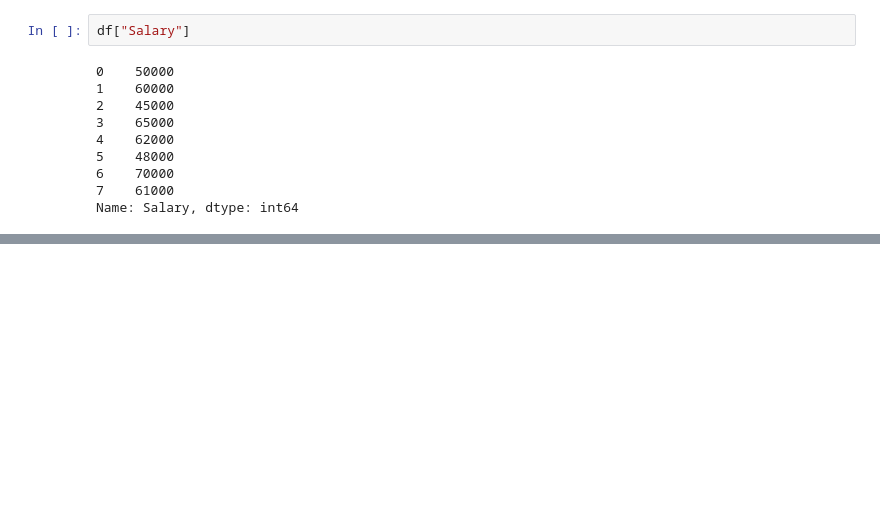
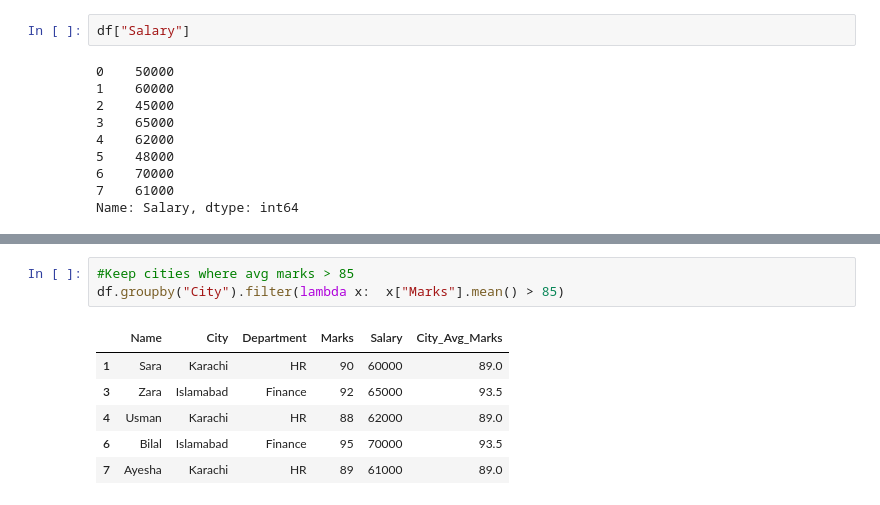
Before and after one commit to umer1730/Programming-for-AI, a Jupyter notebook: sort_rank.ipynb, the cells around one changed output, grey strips where cells are left out. Cells and saved outputs as stored; diff of their text form; blank space fills up the shorter version.

Commit message:
use lambda fun

```diff
--- a/sort_rank.ipynb
+++ b/sort_rank.ipynb
@@ -441,0 +455,10 @@ Name: Salary, dtype: int64
+# %%
+#Keep cities where avg marks > 85
+df.groupby("City").filter(lambda x:  x["Marks"].mean() > 85)
+# %% [output]
+|  | Name | City | Department | Marks | Salary | City_Avg_Marks |
+| 1 | Sara | Karachi | HR | 90 | 60000 | 89.0 |
+| 3 | Zara | Islamabad | Finance | 92 | 65000 | 93.5 |
+| 4 | Usman | Karachi | HR | 88 | 62000 | 89.0 |
+| 6 | Bilal | Islamabad | Finance | 95 | 70000 | 93.5 |
+| 7 | Ayesha | Karachi | HR | 89 | 61000 | 89.0 |
```
Also changed, not shown: parts of 1 cell of this notebook.
